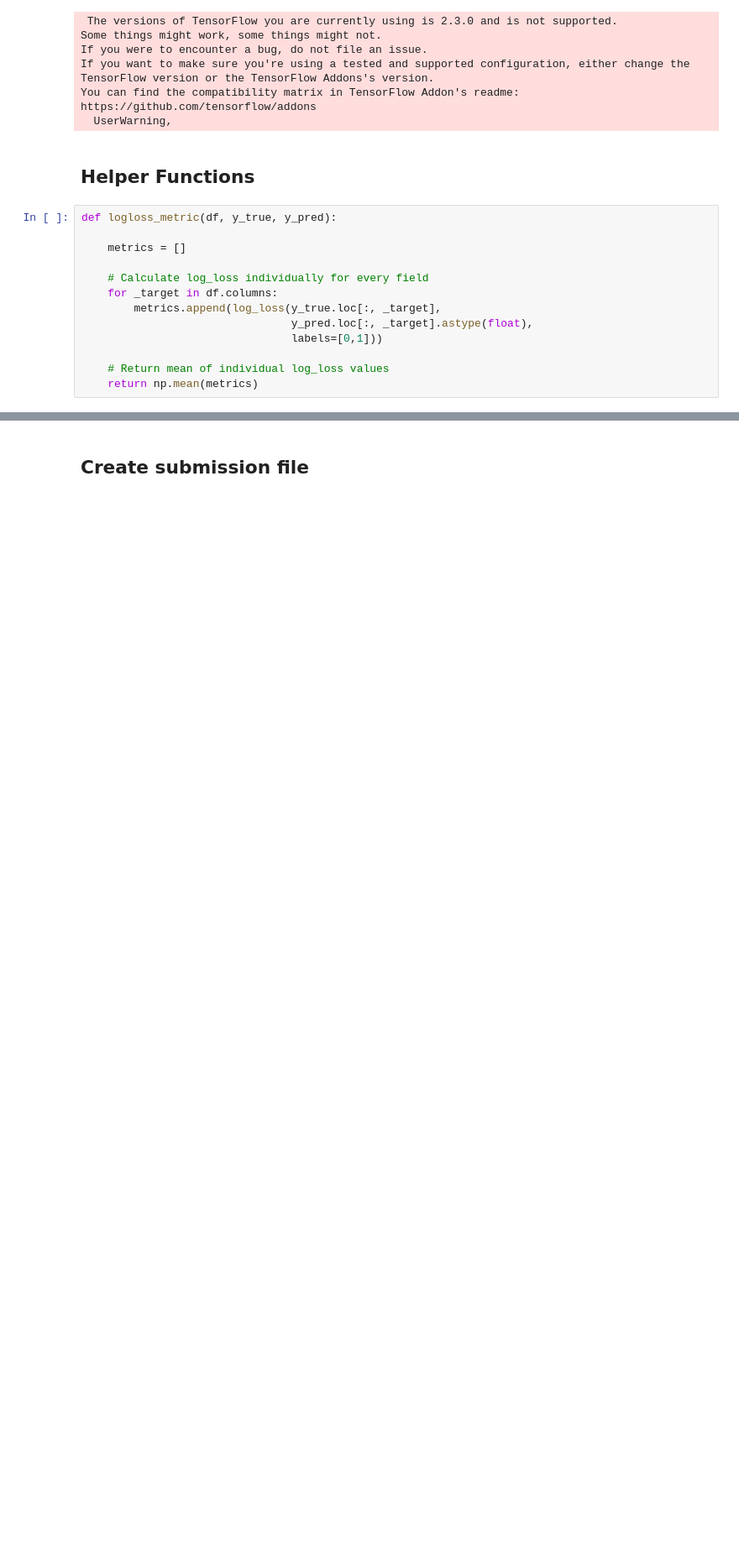
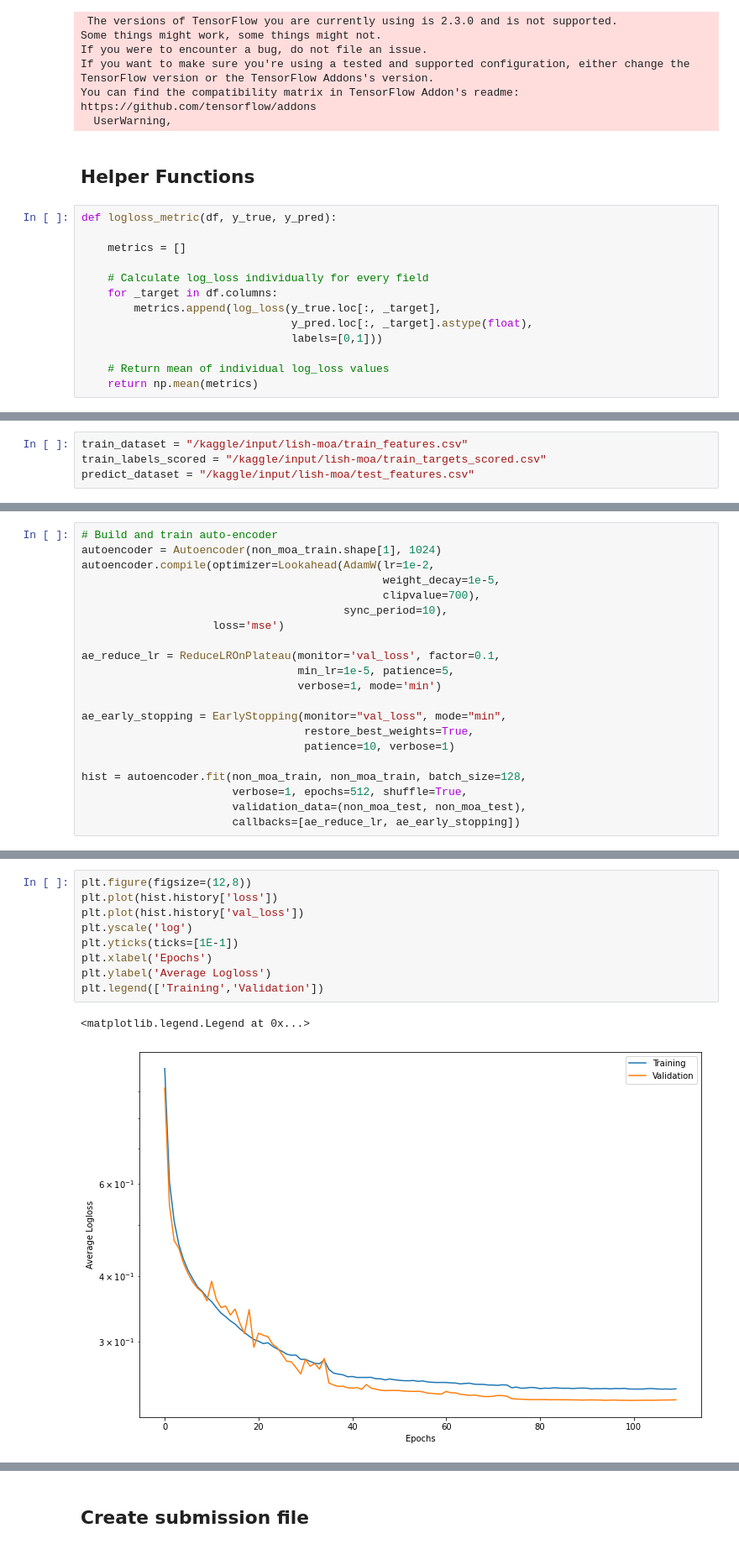
Before and after one commit to dlaststark/machine-learning-projects, a Jupyter notebook: Kaggle/Mechanism of Action/moa-prediction.ipynb, the cells around one changed output, grey strips where cells are left out. Shown: that part at 84% size. Saved outputs shown, nothing was run; the diff lists cells and outputs as text; blank space fills up the shorter version.

Commit message:
Kaggle Hackathon - Copy3

```diff
--- a/Kaggle/Mechanism of Action/moa-prediction.ipynb
+++ b/Kaggle/Mechanism of Action/moa-prediction.ipynb
@@ -913,0 +290,4 @@ _________________________________________________________________
+# %%
+train_dataset = "/kaggle/input/lish-moa/train_features.csv"
+train_labels_scored = "/kaggle/input/lish-moa/train_targets_scored.csv"
+predict_dataset = "/kaggle/input/lish-moa/test_features.csv"
@@ -913,0 +339,21 @@ _________________________________________________________________
+# %%
+# Build and train auto-encoder
+autoencoder = Autoencoder(non_moa_train.shape[1], 1024)
+autoencoder.compile(optimizer=Lookahead(AdamW(lr=1e-2,
+                                              weight_decay=1e-5,
+                                              clipvalue=700),
+                                        sync_period=10),
+                    loss='mse')
+
+ae_reduce_lr = ReduceLROnPlateau(monitor='val_loss', factor=0.1,
+                                 min_lr=1e-5, patience=5,
+                                 verbose=1, mode='min')
+
+ae_early_stopping = EarlyStopping(monitor="val_loss", mode="min",
+                                  restore_best_weights=True,
+                                  patience=10, verbose=1)
+
+hist = autoencoder.fit(non_moa_train, non_moa_train, batch_size=128,
+                       verbose=1, epochs=512, shuffle=True,
+                       validation_data=(non_moa_test, non_moa_test),
+                       callbacks=[ae_reduce_lr, ae_early_stopping])
@@ -913,0 +378,12 @@ _________________________________________________________________
+# %%
+plt.figure(figsize=(12,8))
+plt.plot(hist.history['loss'])
+plt.plot(hist.history['val_loss'])
+plt.yscale('log')
+plt.yticks(ticks=[1E-1])
+plt.xlabel('Epochs')
+plt.ylabel('Average Logloss')
+plt.legend(['Training','Validation'])
+# %% [output]
+<matplotlib.legend.Legend at 0x...>
+[figure, added]
```
Also changed, not shown: parts of 68 cells of this notebook.
